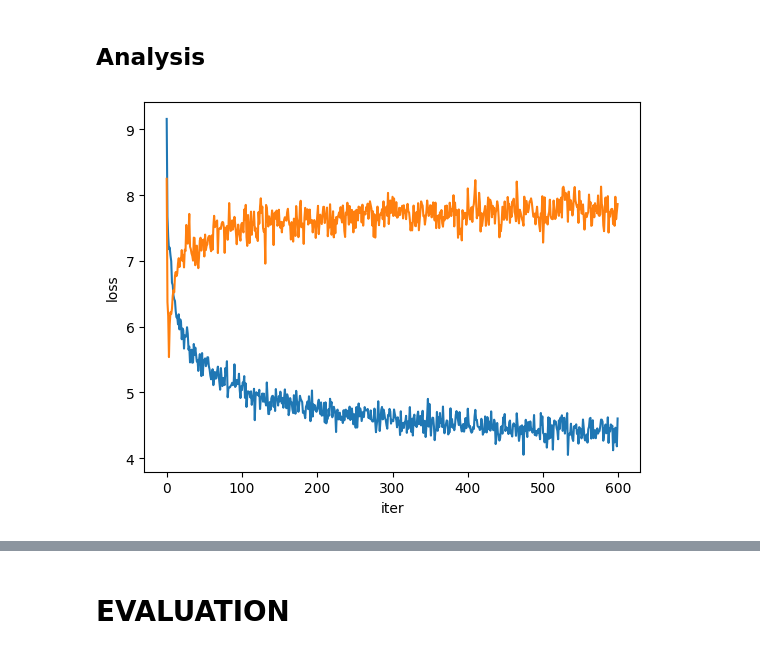
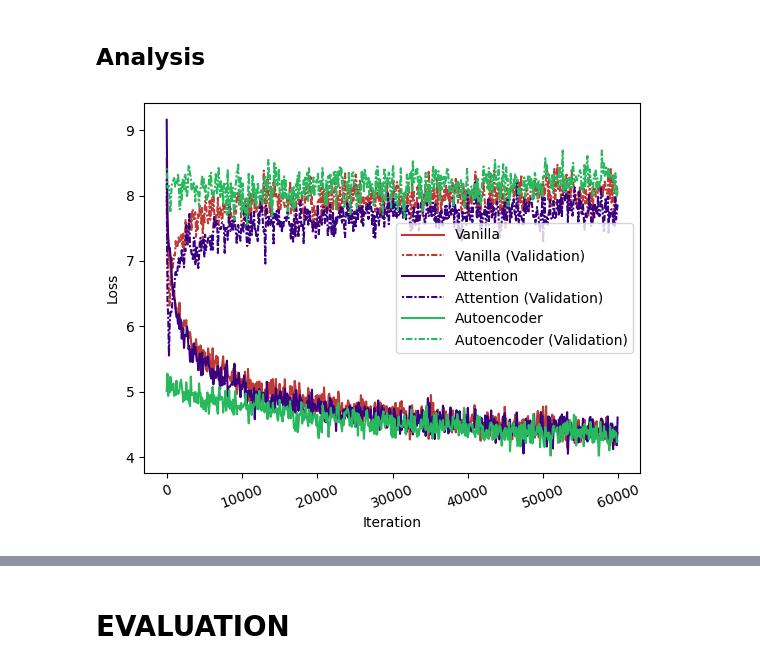
Before and after one commit to LadyWintergreen/RecipeGen, a Jupyter notebook: ASSIGNMENT2.ipynb, the cells around one changed output, grey strips where cells are left out. Saved outputs shown, nothing was run; the diff lists cells and outputs as text; code cells hidden in the pictures.

```diff
--- a/ASSIGNMENT2.ipynb
+++ b/ASSIGNMENT2.ipynb
@@ -1211,15 +1231,30 @@ alchemy_live(alch, alch_de)
 < <SOS> cut place potatoes squash potatoes large saucepan bowl large baking dish sheet add cover microwave water onion potatoes microwave cover onion onions parsley salt microwave bring boil boiling p ...
 # %% [markdown]
 ## Analysis
-# %%
-from matplotlib import pyplot as plt
-
-vanilla_train = np.load("Logs/attention60000loss.npy")
-vanilla_test = np.load("Logs/attention60000val.npy")
-plt.plot(vanilla_train)
-plt.plot(vanilla_test)
-plt.xlabel('iter')
-plt.ylabel('loss')
-plt.show()
-# %% [output]
-[figure, removed]
+# %%
+from matplotlib import pyplot as plt
+
+#Graph losses of all model trainings
+fig, ax = plt.subplots()
+vanilla_train = np.load("Logs/vanilla60000loss.npy")
+vanilla_test = np.load("Logs/vanilla60000val.npy")
+v_test_loss, = ax.plot(vanilla_train, label = "Vanilla", color='#be3a34')
+v_dev_loss, = ax.plot(vanilla_test, label = "Vanilla (Validation)", color='#be3a34')
+v_dev_loss.set_dashes([1,1,3,1])
+attention_train = np.load("Logs/attention60000loss.npy")
+attention_validation = np.load("Logs/attention60000val.npy")
+a_train_loss, = ax.plot(attention_train, label = "Attention", color='#390080')
+a_dev_loss, = ax.plot(attention_validation, label = "Attention (Validation)", color='#390080')
+a_dev_loss.set_dashes([1,1,3,1])
+ae_train = np.load("Logs/autoencoder60000loss.npy")
+ae_val = np.load("Logs/autoencoder60000val.npy")
+ae_t_loss, = ax.plot(ae_train, label = "Autoencoder", color = "#28B85E")
+ae_val_loss, = ax.plot(ae_val,  label = "Autoencoder (Validation)", color = "#28B85E")
+ae_val_loss.set_dashes([1,1,3,1])
+ax.set_xticks(ticks=[0, 100, 200, 300, 400, 500, 600], labels=[0, 10000, 20000, 30000, 40000, 50000, 60000], rotation = 20)
+ax.legend(handlelength=3)
+plt.xlabel('Iteration')
+plt.ylabel('Loss')
+plt.show()
+# %% [output]
+[figure, added]
```
Also changed, not shown: parts of 22 cells of this notebook.
